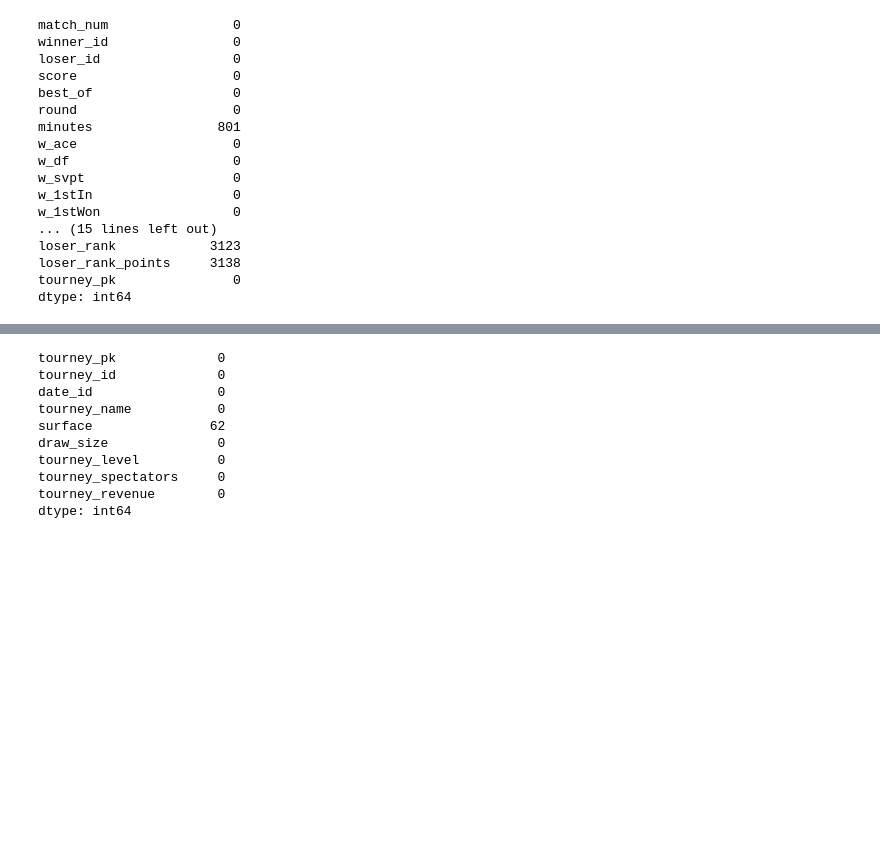
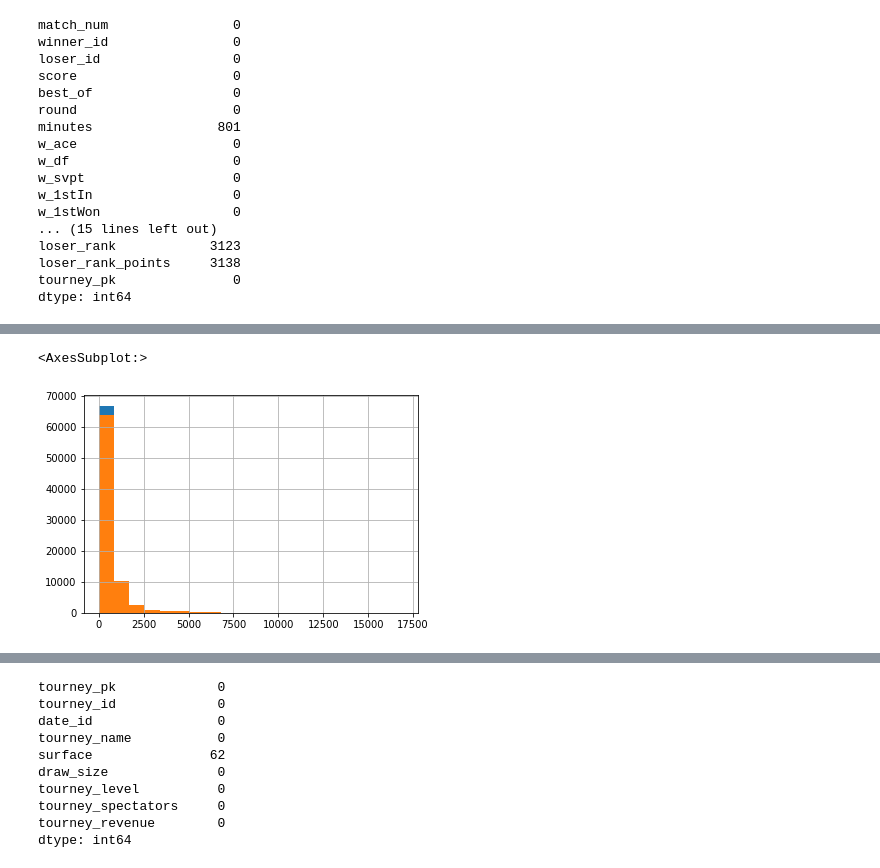
Before and after one commit to cri98li/Laboratory-of-Data-Science, a Jupyter notebook: Gruppo/Parte 1 - 13-11-2021/Missing values.ipynb, the cells around one changed output, grey strips where cells are left out. Drawn from its saved outputs; the diff is of its cells as text; code cells hidden in the pictures; blank space fills up the shorter version.

```diff
--- a/Gruppo/Parte 1 - 13-11-2021/Missing values.ipynb
+++ b/Gruppo/Parte 1 - 13-11-2021/Missing values.ipynb
@@ -88,0 +101,6 @@ dtype: int64
+# %%
+match['loser_rank_points'].hist(bins=20)
+match_originale['loser_rank_points'].hist(bins=20)
+# %% [output]
+<AxesSubplot:>
+[figure, added]
```
Also changed, not shown: parts of 22 cells of this notebook.
